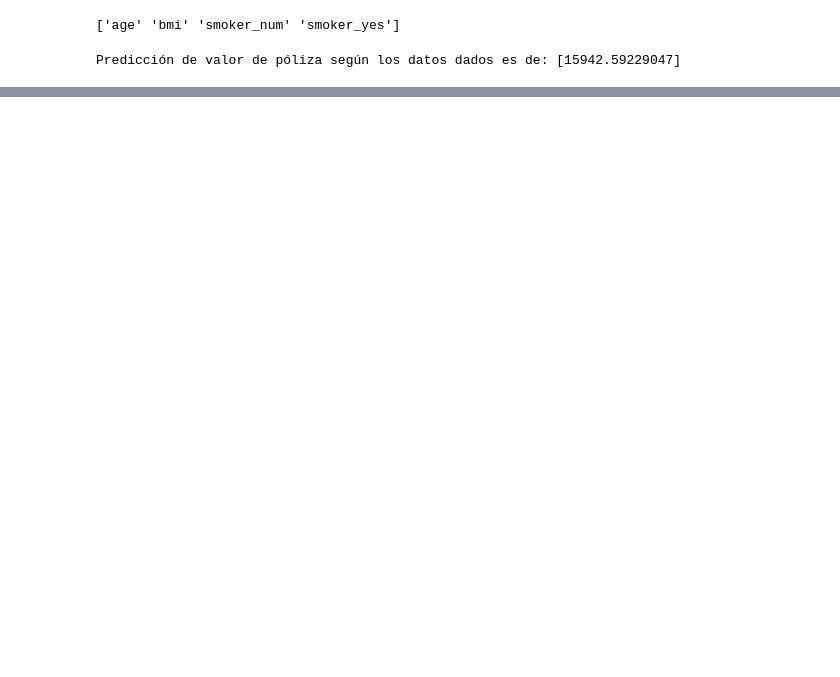
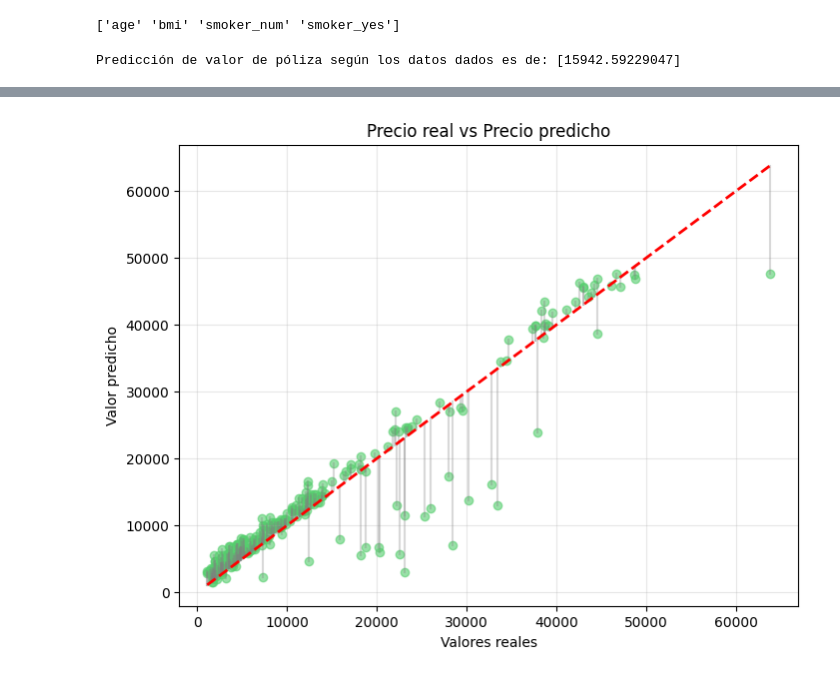
Before and after one commit to 4GeeksAcademy/Leonel_Ponce_Boosting_Algoritmos, a Jupyter notebook: src/explore.ipynb, the cells around one changed output, grey strips where cells are left out. Saved outputs shown, nothing was run; the diff lists cells and outputs as text; code cells hidden in the pictures; blank space fills up the shorter version.

```diff
--- a/src/explore.ipynb
+++ b/src/explore.ipynb
@@ -12,2 +14,6 @@ import streamlit as st
 import joblib
 from pathlib import Path
+# %%
+#Importar CSV
+df = pd.read_csv("https://breathecode.herokuapp.com/asset/internal-link?id=929&path=medical_insurance_cost.csv")
+df.head()
@@ -52,0 +86,11 @@ https://leonel-ponce-ml-con-streamlit-prueba.onrender.com
+# %%
+#Creamos el modelo
+model = XGBRegressor(n_estimators=200, learning_rate=0.05, max_depth=3, random_state=42)
+
+model.fit(X_train, y_train)
+y_pred = model.predict(X_test)
+
+#Métricas
+mse = mean_squared_error(y_test, y_pred)
+r2 = r2_score(y_test, y_pred)
+print(f"MSE: {mse:.2f}, R2: {r2:.2f}")
@@ -52,0 +99,4 @@ https://leonel-ponce-ml-con-streamlit-prueba.onrender.com
+# %%
+#Predicción sobre el conjunto de prueba
+y_pred = model.predict(X_test)
+print(y_pred)
@@ -52,0 +121,17 @@ https://leonel-ponce-ml-con-streamlit-prueba.onrender.com
+# %%
+#Gráficamos -Predicciones vs Valores Reales-
+plt.figure(figsize=(8, 6))
+plt.scatter(y_test, y_pred, alpha=0.6, color="#56ce6e")
+
+for real, pred in zip(y_test, y_pred):
+    plt.plot([real, real], [real, pred], color="gray", alpha=0.3)
+lims = [min(y_test.min(), y_pred.min()), max(y_test.max(), y_pred.max())]
+plt.plot(lims, lims, "r--", linewidth=2)  # línea roja de predicción perfecta
+
+plt.xlabel("Valores reales")
+plt.ylabel("Valor predicho")
+plt.title("Precio real vs Precio predicho")
+plt.grid(alpha=0.3)
+plt.show()
+# %% [output]
+[figure, added]
```
Also changed, not shown: parts of 13 cells of this notebook, 1 other file.
